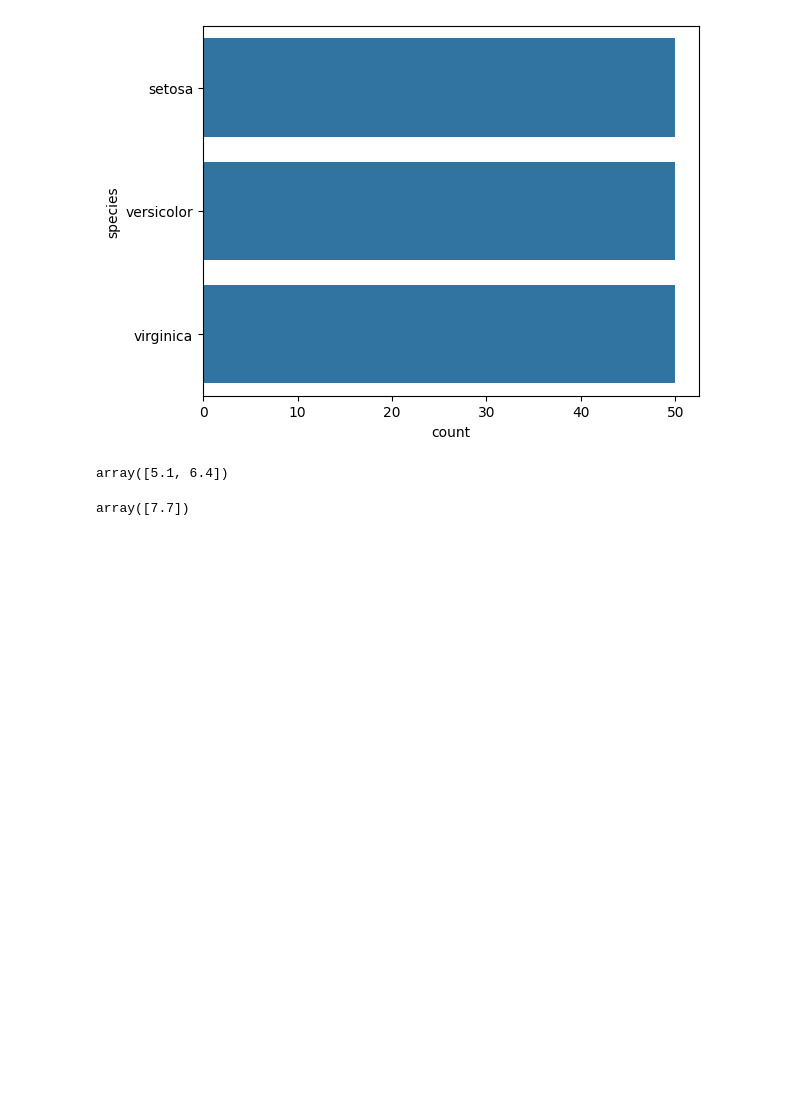
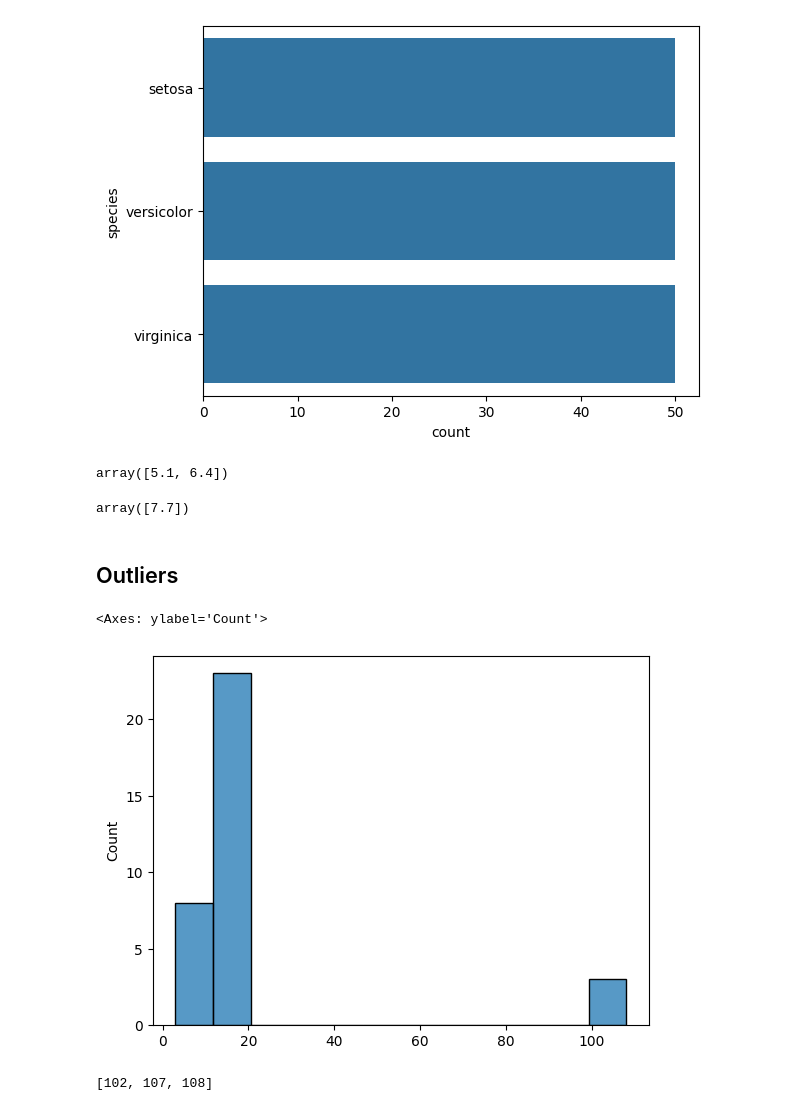
Before and after one commit to itmesneha/dl_pytorch, a Jupyter notebook: stats for data science/stats_datascience.ipynb, the cells around one changed output. Drawn from its saved outputs; the diff is of its cells as text; code cells hidden in the pictures; blank space fills up the shorter version.

```diff
--- a/stats for data science/stats_datascience.ipynb
+++ b/stats for data science/stats_datascience.ipynb
@@ -65,3 +65,5 @@ array([5.1, 6.4])
 np.percentile(df['sepal_length'], [99])
 # %% [output]
 array([7.7])
+# %% [markdown]
+## Outliers
@@ -67,0 +75,24 @@ array([7.7])
+# %%
+dataset = [11,10,12,14,12,15,14,13,15,102,12,14,17,19,107,10,13,12,14,12,108,12,11,14,3,15,10,15,12,10,14,13,15,10]
+# %%
+sns.histplot(dataset)
+# %% [output]
+<Axes: ylabel='Count'>
+[figure, added]
+# %%
+def detect_outliers(data):
+    outliers = []
+    threshold = 3
+    mean = np.mean(data)
+    std = np.std(data)
+    for i in data:
+        z_score = (i-mean) / std
+        # print('z_score: ', z_score)
+        if np.abs(z_score) > threshold:
+            outliers.append(i)
+    return outliers
+
+outliers = detect_outliers(dataset)
+outliers
+# %% [output]
+[102, 107, 108]
```
Also changed, not shown: parts of 8 cells of this notebook.
